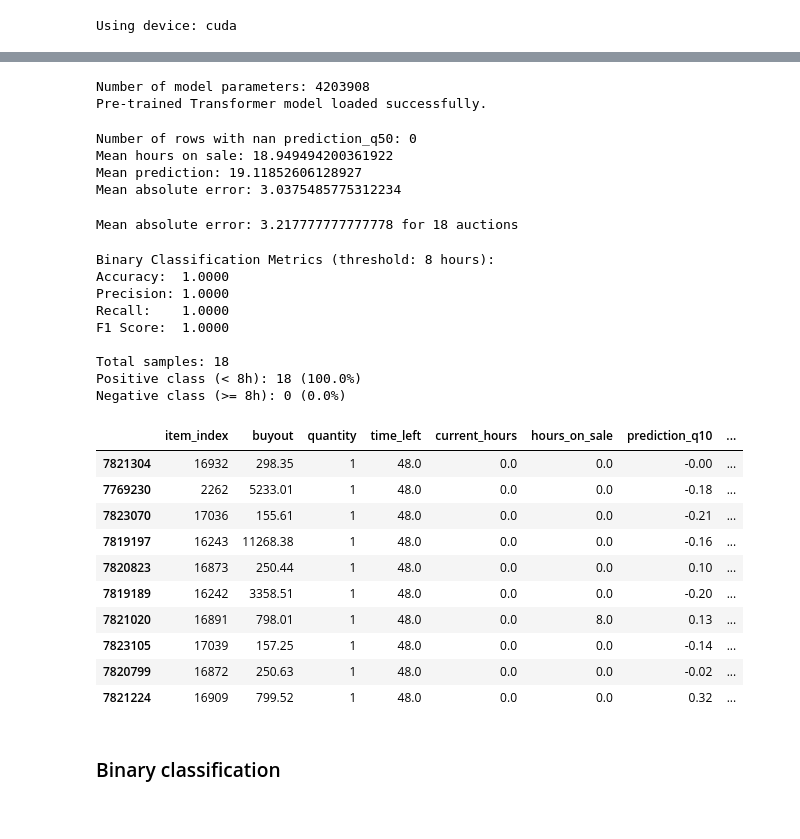
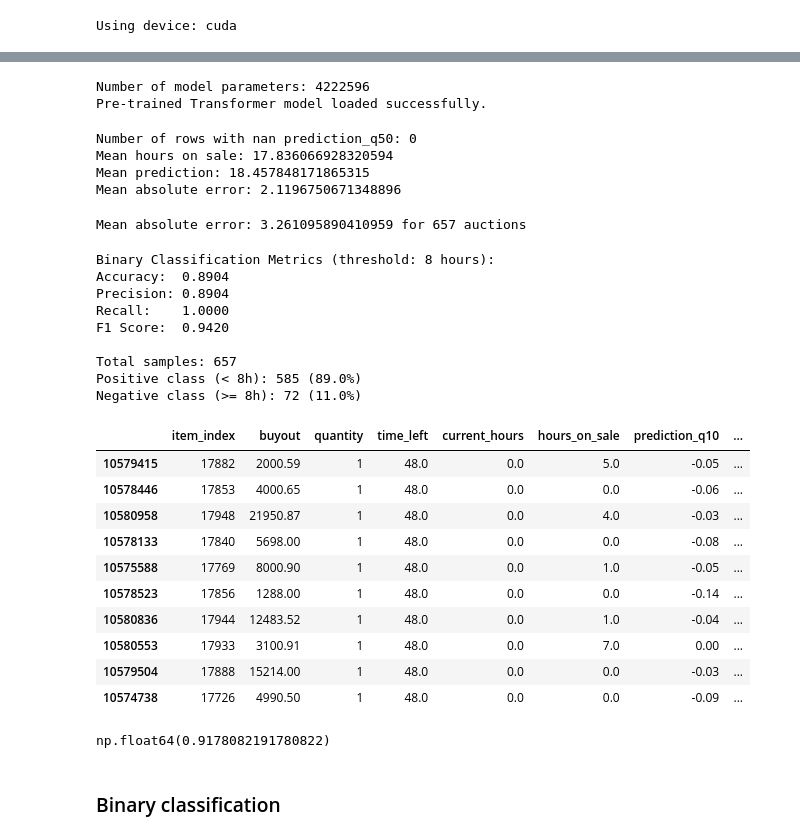
Before and after one commit to AngelUrq/auction_classic, a Jupyter notebook: notebooks/transformer_evaluation.ipynb, the cells around one changed output, grey strips where cells are left out. Drawn from its saved outputs; the diff is of its cells as text; code cells hidden in the pictures.

```diff
--- a/notebooks/transformer_evaluation.ipynb
+++ b/notebooks/transformer_evaluation.ipynb
@@ -32,7 +32,7 @@ print(f"Using device: {device}")
 # %% [output]
 Using device: cuda
 # %%
-prediction_time = datetime.strptime("2025-12-25 00:00:00", "%Y-%m-%d %H:%M:%S")
+prediction_time = datetime.strptime("2026-01-05 00:00:00", "%Y-%m-%d %H:%M:%S")
 max_hours_back = 72
 max_sequence_length = 4096
 
@@ -80,50 +79,53 @@ Auctions shape: (17265784, 15)
 # %%
 model = AuctionTransformer.load_from_checkpoint(
-    '../models/transformer-4.2M-quantile-historical_72-lr1e-04-bs64/last-v3.ckpt',
-    map_location=device
+    '../models/transformer-4.2M-quantile-historical_72-lr1e-05-bs64/last.ckpt',
+    map_location=device,
+    n_items=17955,
+    n_contexts=64,
+    n_bonuses=1405
 )
 
 print(f'Number of model parameters: {sum(p.numel() for p in model.parameters())}')
 model.eval()
 print('Pre-trained Transformer model loaded successfully.')
 # %% [output]
-Number of model parameters: 4203908
+Number of model parameters: 4222596
 Pre-trained Transformer model loaded successfully.
 # %%
 from src.models.inference import predict_dataframe
 
-model = model.to('cuda')
+model = model.to(device)
 df_auctions = predict_dataframe(model, df_auctions, prediction_time, feature_stats, max_hours_back=max_hours_back, max_sequence_length=max_sequence_length)
 
-df_predictions = df_auctions[df_auctions['time_offset'] == 0]
+df_predictions = df_auctions[df_auctions['snapshot_offset'] == 0]
 print(f"Number of rows with nan prediction_q50: {df_predictions['prediction_q50'].isna().sum()}")
 df_predictions = df_predictions[df_predictions['prediction_q50'].notna()]
 
-print("Mean hours on sale:", df_predictions['hours_on_sale'].mean())
+print("Mean hours on sale:", df_predictions['listing_duration'].mean())
 print("Mean prediction:", df_predictions['prediction_q50'].mean())
 
-mae = mean_absolute_error(df_predictions['hours_on_sale'], df_predictions['prediction_q50'])
-print(f"Mean absolute error: {mae}") # 3.14 -> 24 hours
+mae = mean_absolute_error(df_predictions['listing_duration'], df_predictions['prediction_q50'])
+print(f"Mean absolute error: {mae}") # 2.11 -> 72 hours
 # %% [output]
 Number of rows with nan prediction_q50: 0
-Mean hours on sale: 18.949494200361922
-Mean prediction: 19.11852606128927
-Mean absolute error: 3.0375485775312234
+Mean hours on sale: 17.836066928320594
+Mean prediction: 18.457848171865315
+Mean absolute error: 2.1196750671348896
 # %%
-df_auctions_filtered = df_predictions[df_predictions['current_hours'] == 0]
+df_auctions_filtered = df_predictions[df_predictions['listing_age'] == 0]
 df_auctions_filtered = df_auctions_filtered[df_auctions_filtered['time_left'] == 48.0]
 df_auctions_filtered = df_auctions_filtered[df_auctions_filtered['is_short_duration'] >= 0.65]
 
 df_auctions_filtered['prediction_interval'] = df_auctions_filtered['prediction_q90'] - df_auctions_filtered['prediction_q10']
 
-mae = mean_absolute_error(df_auctions_filtered['hours_on_sale'], df_auctions_filtered['prediction_q50'])
-print(f"Mean absolute error: {mae} for {len(df_auctions_filtered)} auctions") # 6.54 -> 24 hours
+mae = mean_absolute_error(df_auctions_filtered['listing_duration'], df_auctions_filtered['prediction_q50'])
+print(f"Mean absolute error: {mae} for {len(df_auctions_filtered)} auctions") # 3.26 -> 72 hours
 # %% [output]
-Mean absolute error: 3.217777777777778 for 18 auctions
+Mean absolute error: 3.261095890410959 for 657 auctions
 # %%
 from sklearn.metrics import accuracy_score, precision_score, recall_score, f1_score
 
-y_true = (df_auctions_filtered['hours_on_sale'] <= 8.0).astype(int)
+y_true = (df_auctions_filtered['listing_duration'] <= 8.0).astype(int)
 y_pred = (df_auctions_filtered['is_short_duration'] >= 0.6).astype(int)
 
 accuracy = accuracy_score(y_true, y_pred)
@@ -141,32 +143,34 @@ print(f"Positive class (< 8h): {y_true.sum()} ({y_true.mean()*100:.1f}%)")
 print(f"Negative class (>= 8h): {(~y_true.astype(bool)).sum()} ({(1-y_true.mean())*100:.1f}%)")
 # %% [output]
 Binary Classification Metrics (threshold: 8 hours):
-Accuracy:  1.0000
-Precision: 1.0000
+Accuracy:  0.8904
+Precision: 0.8904
 Recall:    1.0000
-F1 Score:  1.0000
+F1 Score:  0.9420
 
-Total samples: 18
-Positive class (< 8h): 18 (100.0%)
-Negative class (>= 8h): 0 (0.0%)
+Total samples: 657
+Positive class (< 8h): 585 (89.0%)
+Negative class (>= 8h): 72 (11.0%)
 # %%
 
-df_auctions_filtered[['item_index', 'buyout','quantity', 'time_left', 'current_hours', 'hours_on_sale', 'prediction_q10', 'prediction_q50', 'prediction_q90', 'is_short_duration']].sample(10)
+df_auctions_filtered[['item_index', 'buyout','quantity', 'time_left', 'listing_age', 'listing_duration', 'prediction_q10', 'prediction_q50', 'prediction_q90', 'is_short_duration']].sample(10)
 # %% [output]
 |  | item_index | buyout | quantity | time_left | current_hours | hours_on_sale | prediction_q10 | ... |
-| 7821304 | 16932 | 298.35 | 1 | 48.0 | 0.0 | 0.0 | -0.00 | ... |
-| 7769230 | 2262 | 5233.01 | 1 | 48.0 | 0.0 | 0.0 | -0.18 | ... |
-| 7823070 | 17036 | 155.61 | 1 | 48.0 | 0.0 | 0.0 | -0.21 | ... |
-| 7819197 | 16243 | 11268.38 | 1 | 48.0 | 0.0 | 0.0 | -0.16 | ... |
-| 7820823 | 16873 | 250.44 | 1 | 48.0 | 0.0 | 0.0 | 0.10 | ... |
-| 7819189 | 16242 | 3358.51 | 1 | 48.0 | 0.0 | 0.0 | -0.20 | ... |
-| 7821020 | 16891 | 798.01 | 1 | 48.0 | 0.0 | 8.0 | 0.13 | ... |
-| 7823105 | 17039 | 157.25 | 1 | 48.0 | 0.0 | 0.0 | -0.14 | ... |
-| 7820799 | 16872 | 250.63 | 1 | 48.0 | 0.0 | 0.0 | -0.02 | ... |
-| 7821224 | 16909 | 799.52 | 1 | 48.0 | 0.0 | 0.0 | 0.32 | ... |
+| 10579415 | 17882 | 2000.59 | 1 | 48.0 | 0.0 | 5.0 | -0.05 | ... |
+| 10578446 | 17853 | 4000.65 | 1 | 48.0 | 0.0 | 0.0 | -0.06 | ... |
+| 10580958 | 17948 | 21950.87 | 1 | 48.0 | 0.0 | 4.0 | -0.03 | ... |
+| 10578133 | 17840 | 5698.00 | 1 | 48.0 | 0.0 | 0.0 | -0.08 | ... |
+| 10575588 | 17769 | 8000.90 | 1 | 48.0 | 0.0 | 1.0 | -0.05 | ... |
+| 10578523 | 17856 | 1288.00 | 1 | 48.0 | 0.0 | 0.0 | -0.14 | ... |
+| 10580836 | 17944 | 12483.52 | 1 | 48.0 | 0.0 | 1.0 | -0.04 | ... |
+| 10580553 | 17933 | 3100.91 | 1 | 48.0 | 0.0 | 7.0 | 0.00 | ... |
+| 10579504 | 17888 | 15214.00 | 1 | 48.0 | 0.0 | 0.0 | -0.03 | ... |
+| 10574738 | 17726 | 4990.50 | 1 | 48.0 | 0.0 | 0.0 | -0.09 | ... |
 # %%
-df_auctions_filtered['coverage'] = (df_auctions_filtered['prediction_q10'] <= df_auctions_filtered['hours_on_sale']) & (df_auctions_filtered['hours_on_sale'] <= df_auctions_filtered['prediction_q90'])
+df_auctions_filtered['coverage'] = (df_auctions_filtered['prediction_q10'] <= df_auctions_filtered['listing_duration']) & (df_auctions_filtered['listing_duration'] <= df_auctions_filtered['prediction_q90'])
 df_auctions_filtered['coverage'].mean()
+# %% [output]
+np.float64(0.9178082191780822)
 # %% [markdown]
 ### Binary classification
 # %%
```
Also changed, not shown: parts of 12 cells of this notebook, 36 other files.
